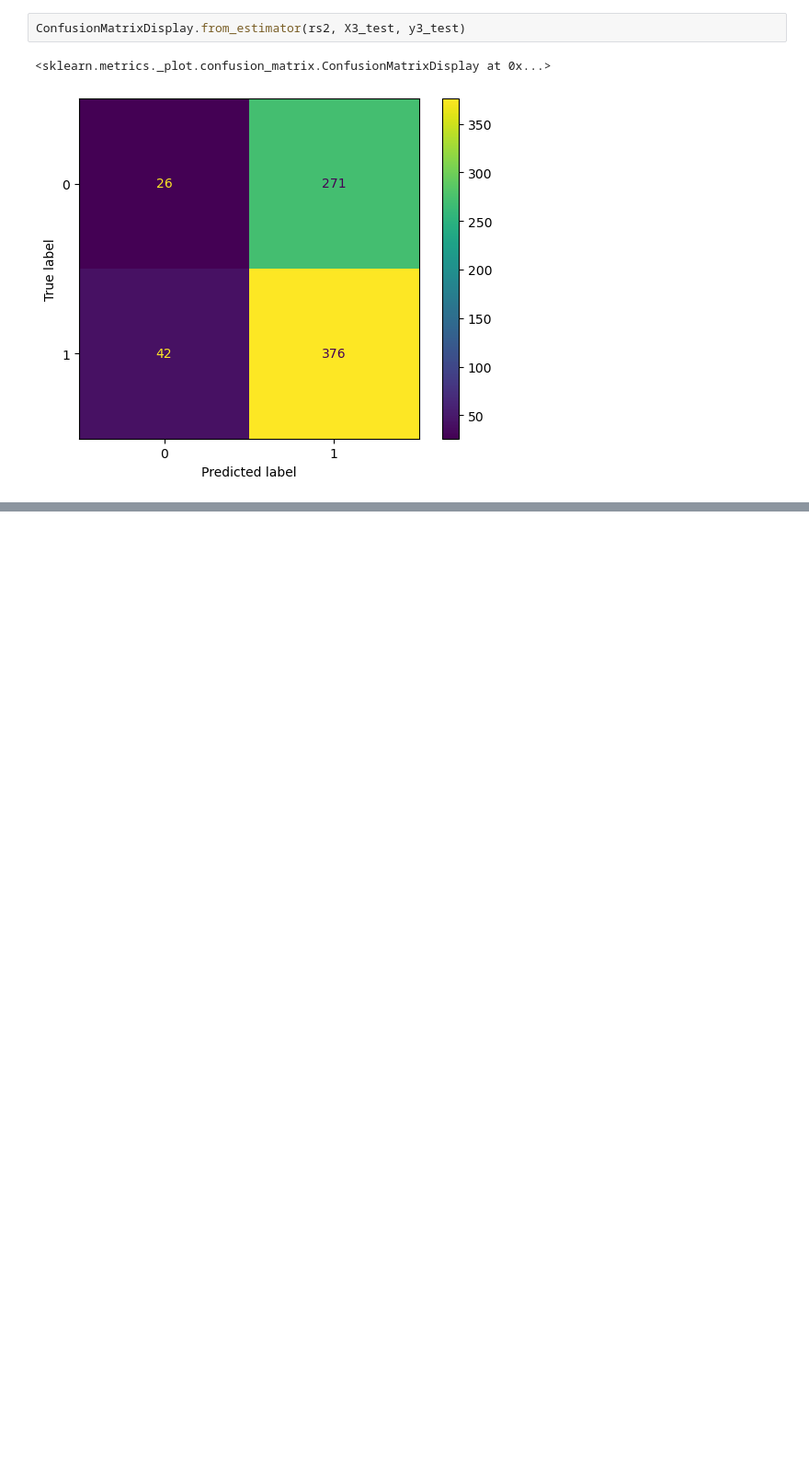
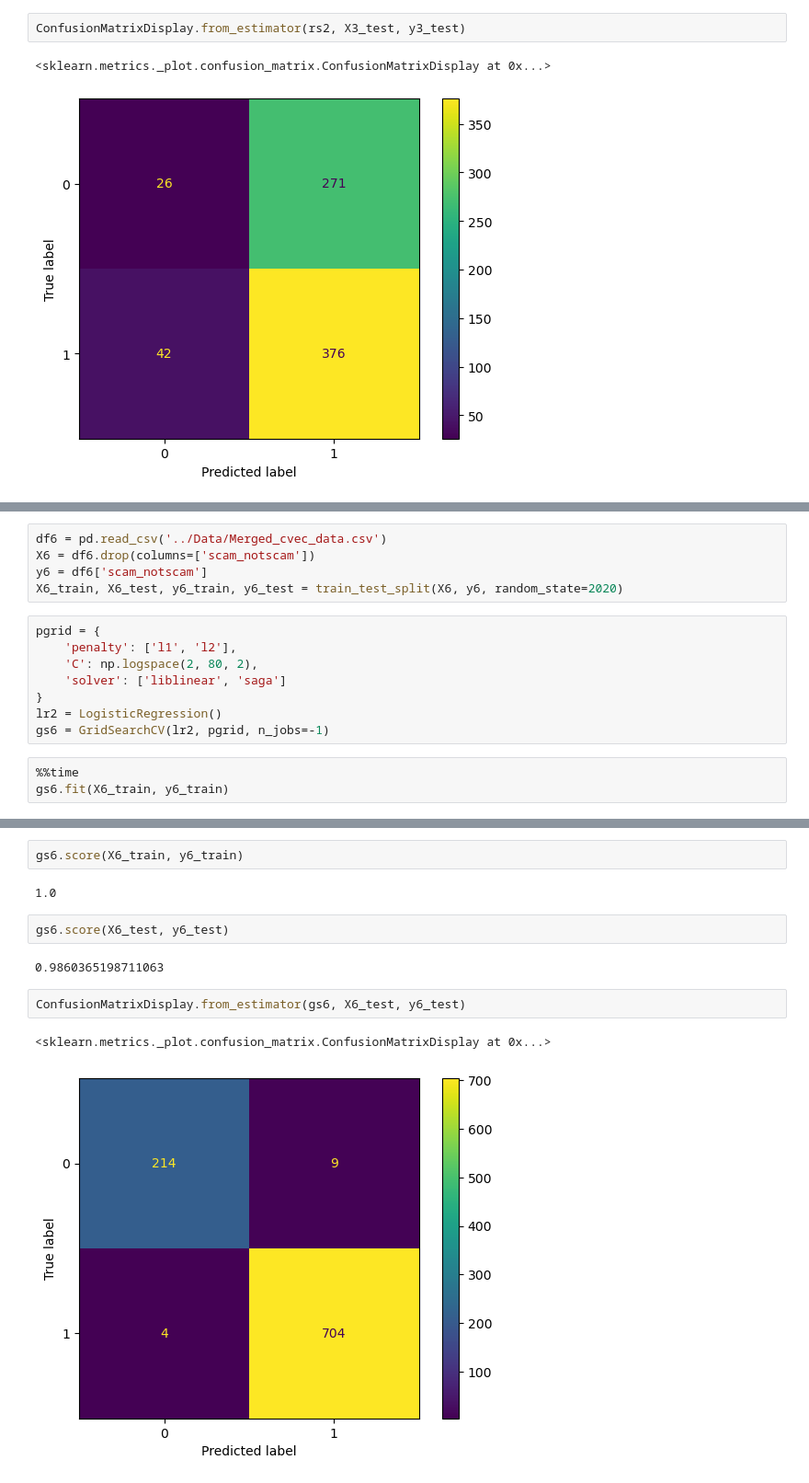
Before and after one commit to rafirahman27/Reddit_Spam_Classification, a Jupyter notebook: Code/05_Model_Tuning.ipynb, the cells around one changed output, grey strips where cells are left out. Shown at 92% size. Saved outputs shown, nothing was run; the diff lists cells and outputs as text; blank space fills up the shorter version.

```diff
--- a/Code/05_Model_Tuning.ipynb
+++ b/Code/05_Model_Tuning.ipynb
@@ -392,0 +395,16 @@ ConfusionMatrixDisplay.from_estimator(rs2, X3_test, y3_test)
+# %%
+df6 = pd.read_csv('../Data/Merged_cvec_data.csv')
+X6 = df6.drop(columns=['scam_notscam'])
+y6 = df6['scam_notscam']
+X6_train, X6_test, y6_train, y6_test = train_test_split(X6, y6, random_state=2020)
+# %%
+pgrid = {
+    'penalty': ['l1', 'l2'],
+    'C': np.logspace(2, 80, 2),
+    'solver': ['liblinear', 'saga']
+}
+lr2 = LogisticRegression()
+gs6 = GridSearchCV(lr2, pgrid, n_jobs=-1)
+# %%
+%%time
+gs6.fit(X6_train, y6_train)
@@ -392,0 +417,13 @@ ConfusionMatrixDisplay.from_estimator(rs2, X3_test, y3_test)
+# %%
+gs6.score(X6_train, y6_train)
+# %% [output]
+1.0
+# %%
+gs6.score(X6_test, y6_test)
+# %% [output]
+0.9860365198711063
+# %%
+ConfusionMatrixDisplay.from_estimator(gs6, X6_test, y6_test)
+# %% [output]
+<sklearn.metrics._plot.confusion_matrix.ConfusionMatrixDisplay at 0x...>
+[figure, added]
```
Also changed, not shown: parts of 2 cells of this notebook, 4 other files.
